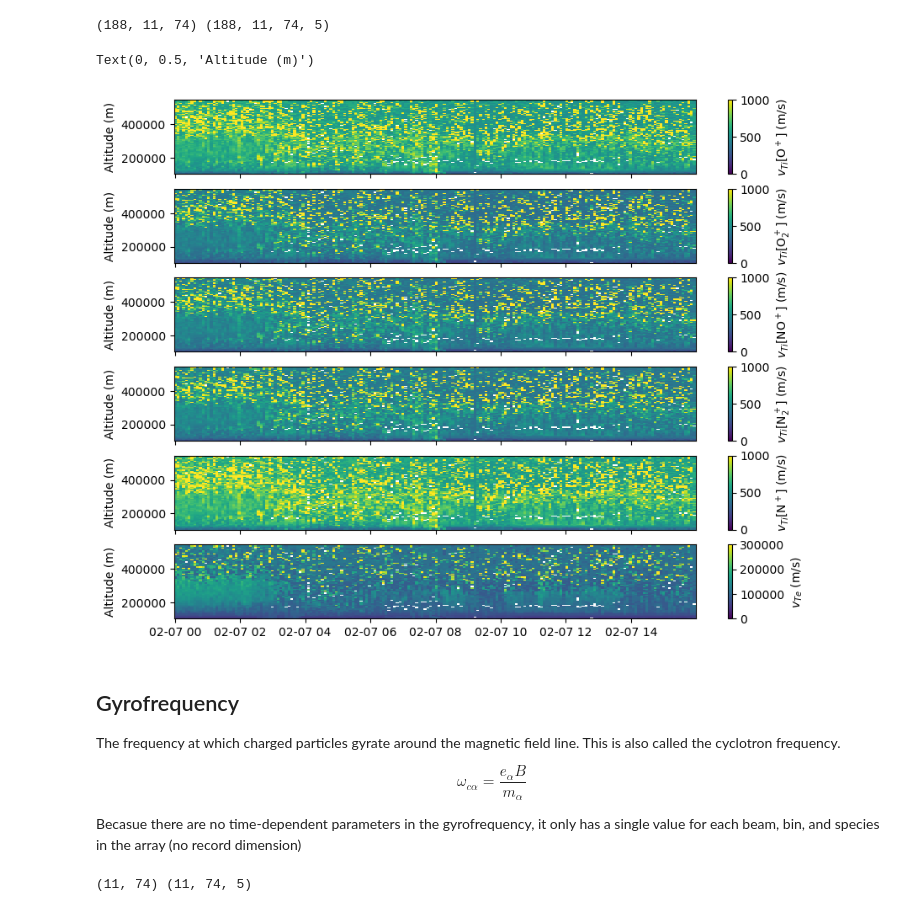
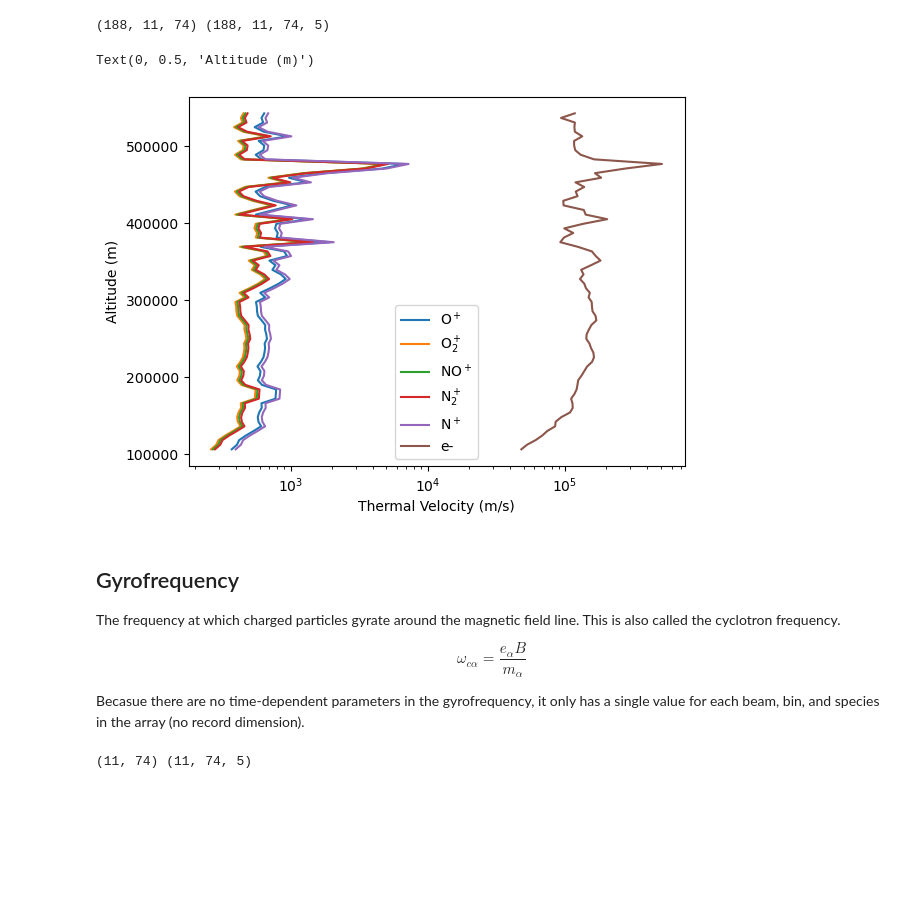
Before and after one commit to amisr/amisr_user_manual, a Jupyter notebook: src/sri_database/specialized_parameters/plasma_characteristics.ipynb, the cells around one changed output. Cells and saved outputs as stored; diff of their text form; code cells hidden in the pictures; blank space fills up the shorter version.

```diff
--- a/src/sri_database/specialized_parameters/plasma_characteristics.ipynb
+++ b/src/sri_database/specialized_parameters/plasma_characteristics.ipynb
@@ -121,29 +119,26 @@ v_ti = np.sqrt(const.k*ti/(ion_mass*const.m_p))
 print(v_te.shape, v_ti.shape)
 # %% [output]
 (188, 11, 74) (188, 11, 74, 5)
-# %%
-fig = plt.figure(figsize=(10,8))
-gs = gridspec.GridSpec(len(ion_mass)+1,1)
-for i in range(len(ion_mass)):
-    ax = fig.add_subplot(gs[i])
-    c=ax.pcolormesh(time, alt[bidx,:], v_ti[:,bidx,:,i].T, vmin=0., vmax=1.e3)
-    fig.colorbar(c, label=rf'$v_{{Ti}}$[{mass_labels[int(ion_mass[i])]}] (m/s)')
-    ax.set_xticklabels([])
-    ax.set_ylabel('Altitude (m)')
-ax = fig.add_subplot(gs[-1])
-c=ax.pcolormesh(time, alt[bidx,:], v_te[:,bidx,:].T, vmin=0., vmax=3.e5)
-fig.colorbar(c, label=r'$v_{Te}$ (m/s)')
-ax.set_ylabel('Altitude (m)')
-# %% [output]
-Text(0, 0.5, 'Altitude (m)')
-[figure, removed]
+# %%
+fig = plt.figure()
+ax = fig.add_subplot(111)
+for i in range(len(ion_mass)):
+    ax.plot(v_ti[tidx,bidx,:,i], alt[bidx], label=mass_labels[int(ion_mass[i])])
+ax.plot(v_te[tidx,bidx,:], alt[bidx], label='e-')
+ax.legend()
+ax.set_xscale('log')
+ax.set_xlabel('Thermal Velocity (m/s)')
+ax.set_ylabel('Altitude (m)')
+# %% [output]
+Text(0, 0.5, 'Altitude (m)')
+[figure, added]
 # %% [markdown]
 ## Gyrofrequency
 The frequency at which charged particles gyrate around the magnetic field line.  This is also called the cyclotron frequency.
 
 $$ \omega_{c\alpha} = \frac{e_\alpha B}{m_\alpha} $$
 
-Becasue there are no time-dependent parameters in the gyrofrequency, it only has a single value for each beam, bin, and species in the array (no record dimension)
+Becasue there are no time-dependent parameters in the gyrofrequency, it only has a single value for each beam, bin, and species in the array (no record dimension).
 # %%
 with h5py.File(filename, 'r') as h5:
     B = h5['Geomag/Babs'][:]
```
Also changed, not shown: parts of 18 cells of this notebook.
